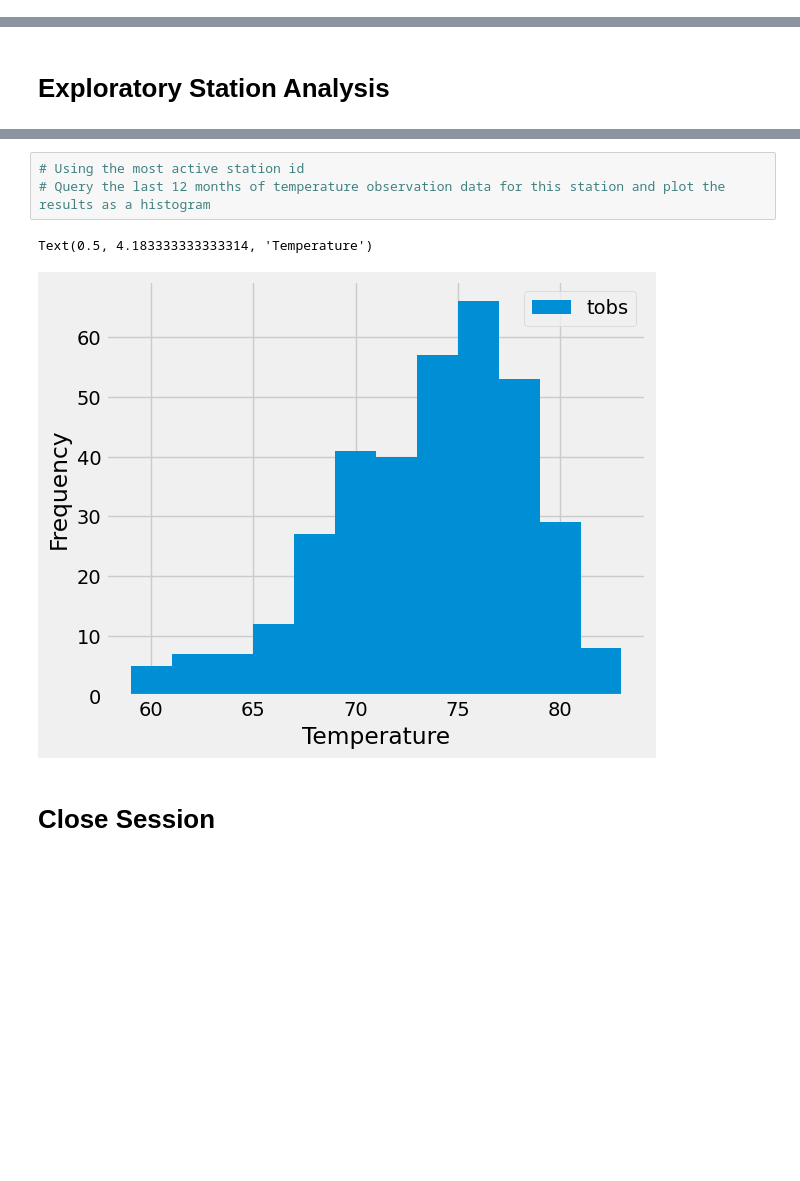
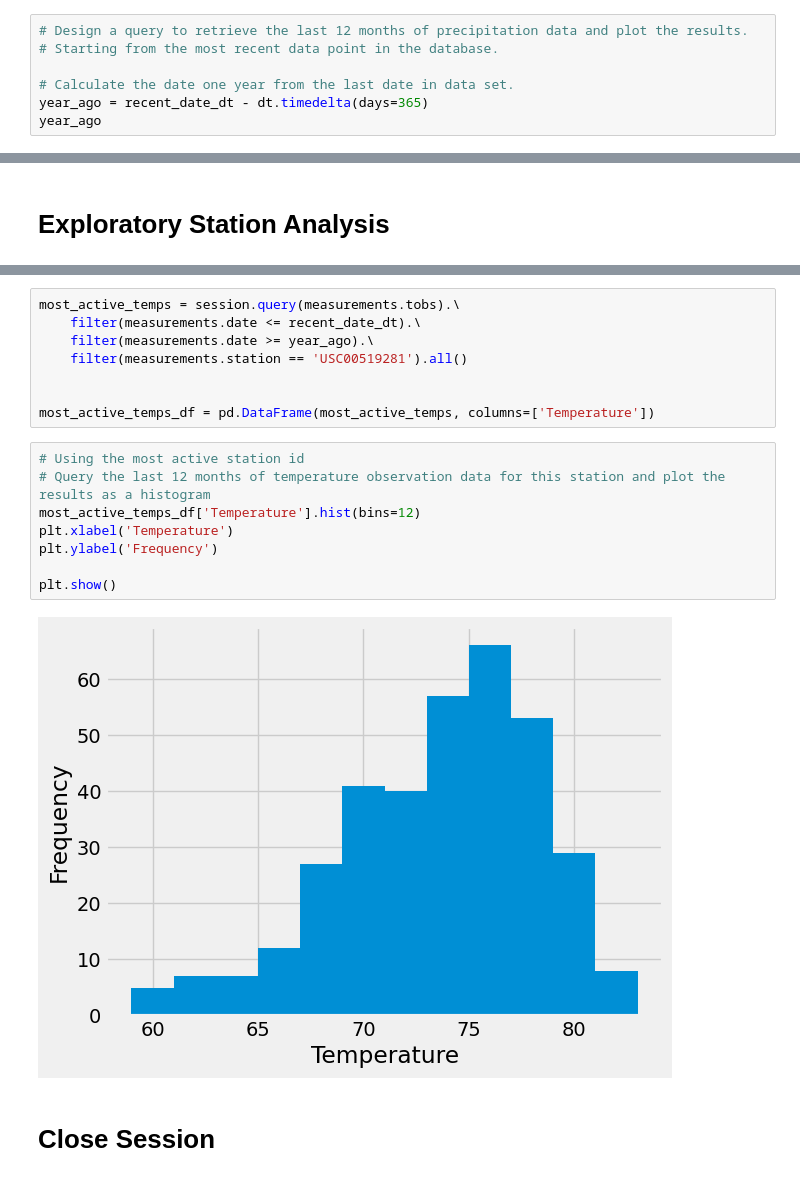
Before and after one commit to andreaira261/climate-sqlalchemy-analysis, a Jupyter notebook: SurfsUp/climate_starter.ipynb, the cells around one changed output, grey strips where cells are left out. Saved outputs shown, nothing was run; the diff lists cells and outputs as text; blank space fills up the shorter version.

```diff
--- a/SurfsUp/climate_starter.ipynb
+++ b/SurfsUp/climate_starter.ipynb
@@ -55,0 +50,7 @@ datetime.date(2016, 8, 23)
+# %%
+# Design a query to retrieve the last 12 months of precipitation data and plot the results.
+# Starting from the most recent data point in the database.
+
+# Calculate the date one year from the last date in data set.
+year_ago = recent_date_dt - dt.timedelta(days=365)
+year_ago
@@ -164,11 +161,23 @@ prcp_df2.describe()
 # %% [output]
 [(54.0, 85.0, 71.66378066378067)]
+# %%
+most_active_temps = session.query(measurements.tobs).\
+    filter(measurements.date <= recent_date_dt).\
+    filter(measurements.date >= year_ago).\
+    filter(measurements.station == 'USC00519281').all()
+
+
+most_active_temps_df = pd.DataFrame(most_active_temps, columns=['Temperature'])
 # %%
 # Using the most active station id
 # Query the last 12 months of temperature observation data for this station and plot the results as a histogram
+most_active_temps_df['Temperature'].hist(bins=12)
+plt.xlabel('Temperature')
+plt.ylabel('Frequency')
+
+plt.show()
 # %% [output]
-Text(0.5, 4.183333333333314, 'Temperature')
-[figure, old version]
+[figure, new version]
 # %% [markdown]
 # Close Session
 # %%
```
Also changed, not shown: parts of 17 cells of this notebook.
